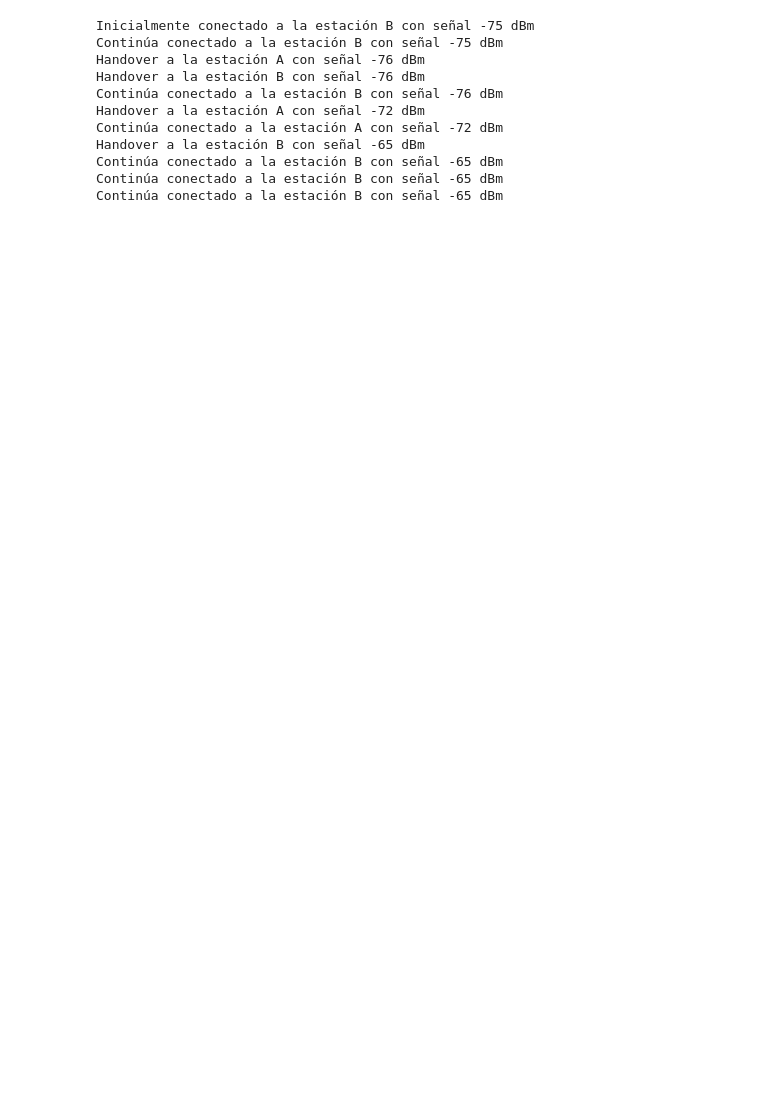
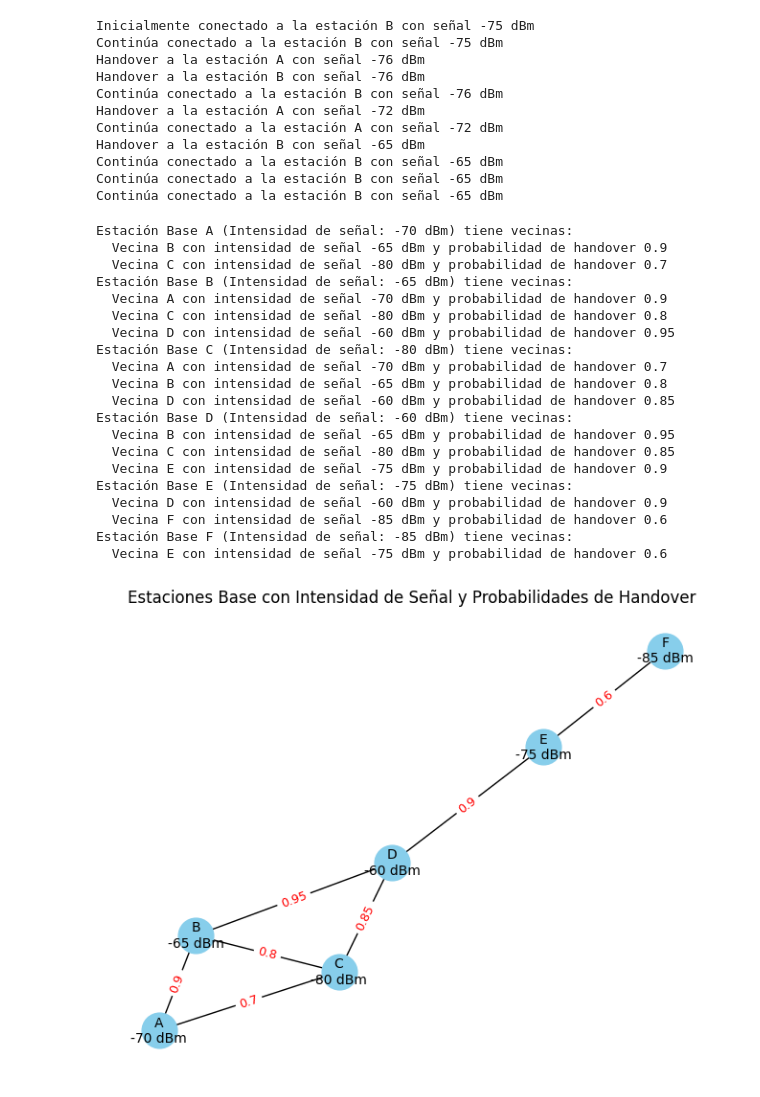
Before and after one commit to hc2twv/UPSE_OP, a Jupyter notebook: ListaVecinos.ipynb, the cells around one changed output. Drawn from its saved outputs; the diff is of its cells as text; code cells hidden in the pictures; blank space fills up the shorter version.

```diff
--- a/ListaVecinos.ipynb
+++ b/ListaVecinos.ipynb
@@ -57,3 +94,71 @@ Handover a la estación B con señal -65 dBm
 Continúa conectado a la estación B con señal -65 dBm
 Continúa conectado a la estación B con señal -65 dBm
 Continúa conectado a la estación B con señal -65 dBm
+# %%
+import networkx as nx
+import matplotlib.pyplot as plt
+
+# Crear un grafo vacío
+G = nx.Graph()
+
+# Agregar nodos al grafo (cada nodo representa una estación base)
+stations = ['A', 'B', 'C', 'D', 'E', 'F']
+signal_strengths = {'A': -70, 'B': -65, 'C': -80, 'D': -60, 'E': -75, 'F': -85}
+
+# Agregar nodos con intensidad de señal como atributo
+for station in stations:
+    G.add_node(station, signal_strength=signal_strengths[station])
+
+# Agregar aristas al grafo (cada arista representa una conexión entre estaciones base)
+edges = [('A', 'B'), ('A', 'C'), ('B', 'C'), ('B', 'D'), ('C', 'D'), ('D', 'E'), ('E', 'F')]
+handover_probabilities = {('A', 'B'): 0.9, ('A', 'C'): 0.7, ('B', 'C'): 0.8,
+                          ('B', 'D'): 0.95, ('C', 'D'): 0.85, ('D', 'E'): 0.9, ('E', 'F'): 0.6}
+
+# Agregar aristas con probabilidad de handover como atributo
+for edge in edges:
+    G.add_edge(edge[0], edge[1], handover_prob=handover_probabilities[edge])
+
+# Función para obtener la lista de vecinos de una estación base con detalles
+def get_neighbor_list(station):
+    neighbors = list(G.neighbors(station))
+    details = [(neighbor, G.nodes[neighbor]['signal_strength'], G[station][neighbor]['handover_prob']) for neighbor in neighbors]
+    return details
+
+# Obtener y mostrar la lista de vecinos para cada estación base
+for station in stations:
+    neighbors = get_neighbor_list(station)
+    print(f'Estación Base {station} (Intensidad de señal: {G.nodes[station]["signal_strength"]} dBm) tiene vecinas:')
+    for neighbor, signal, handover_prob in neighbors:
+        print(f'  Vecina {neighbor} con intensidad de señal {signal} dBm y probabilidad de handover {handover_prob}')
+
+# Dibujar el grafo con intensidad de señal y probabilidad de handover
+pos = nx.spring_layout(G)
+labels = {node: f'{node}\n{G.nodes[node]["signal_strength"]} dBm' for node in G.nodes}
+edge_labels = {(u, v): f'{G[u][v]["handover_prob"]}' for u, v in G.edges}
+
+nx.draw(G, pos, labels=labels, with_labels=True, node_size=700, node_color='skyblue', font_size=10, font_color='black')
+nx.draw_networkx_edge_labels(G, pos, edge_labels=edge_labels, font_size=9, font_color='red')
+plt.title('Estaciones Base con Intensidad de Señal y Probabilidades de Handover')
+plt.show()
+# %% [output]
+Estación Base A (Intensidad de señal: -70 dBm) tiene vecinas:
+  Vecina B con intensidad de señal -65 dBm y probabilidad de handover 0.9
+  Vecina C con intensidad de señal -80 dBm y probabilidad de handover 0.7
+Estación Base B (Intensidad de señal: -65 dBm) tiene vecinas:
+  Vecina A con intensidad de señal -70 dBm y probabilidad de handover 0.9
+  Vecina C con intensidad de señal -80 dBm y probabilidad de handover 0.8
+  Vecina D con intensidad de señal -60 dBm y probabilidad de handover 0.95
+Estación Base C (Intensidad de señal: -80 dBm) tiene vecinas:
+  Vecina A con intensidad de señal -70 dBm y probabilidad de handover 0.7
+  Vecina B con intensidad de señal -65 dBm y probabilidad de handover 0.8
+  Vecina D con intensidad de señal -60 dBm y probabilidad de handover 0.85
+Estación Base D (Intensidad de señal: -60 dBm) tiene vecinas:
+  Vecina B con intensidad de señal -65 dBm y probabilidad de handover 0.95
+  Vecina C con intensidad de señal -80 dBm y probabilidad de handover 0.85
+  Vecina E con intensidad de señal -75 dBm y probabilidad de handover 0.9
+Estación Base E (Intensidad de señal: -75 dBm) tiene vecinas:
+  Vecina D con intensidad de señal -60 dBm y probabilidad de handover 0.9
+  Vecina F con intensidad de señal -85 dBm y probabilidad de handover 0.6
+Estación Base F (Intensidad de señal: -85 dBm) tiene vecinas:
+  Vecina E con intensidad de señal -75 dBm y probabilidad de handover 0.6
+[figure, added]
```
Also changed, not shown: parts of 1 cell of this notebook.
